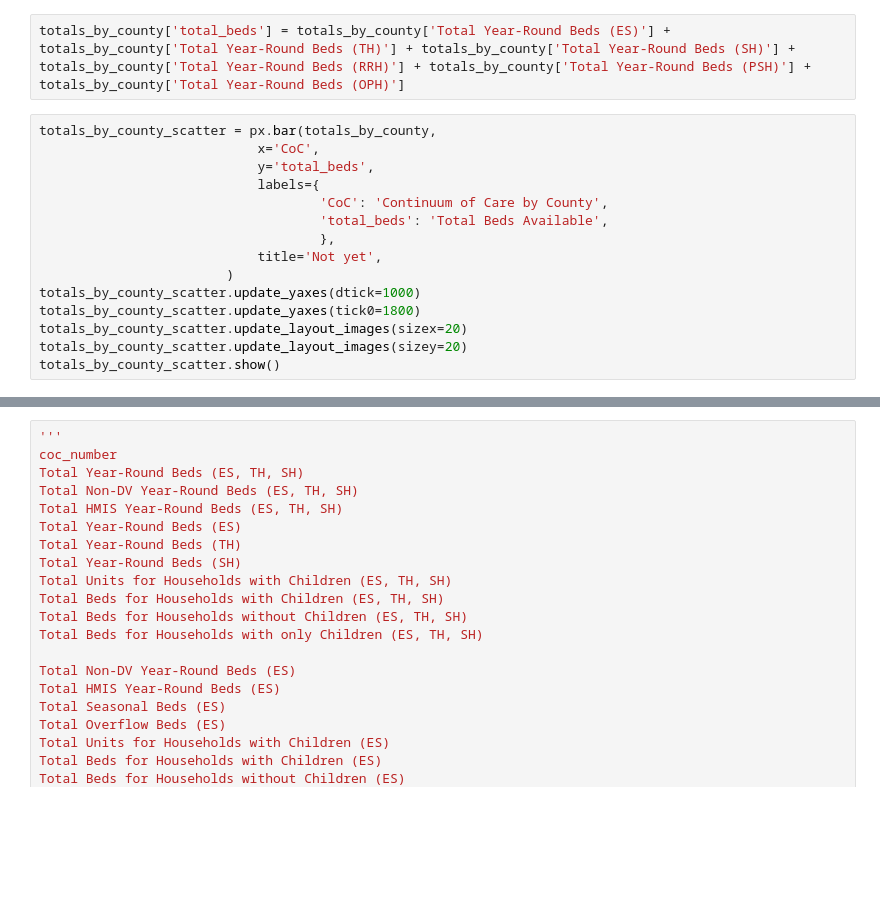
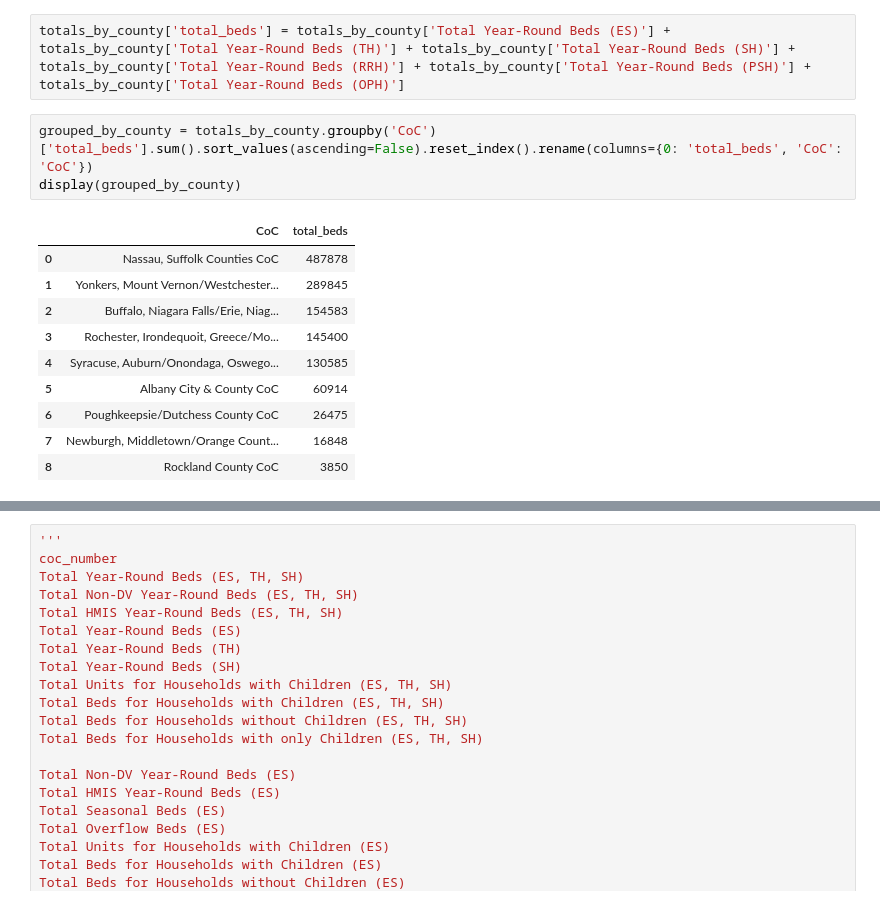
Before and after one commit to LDeYoung17/housing-data-study, a Jupyter notebook: notebooks/EDA_ML.ipynb, the cells around one changed output, grey strips where cells are left out. Cells and saved outputs as stored; diff of their text form; blank space fills up the shorter version.

```diff
--- a/notebooks/EDA_ML.ipynb
+++ b/notebooks/EDA_ML.ipynb
@@ -787,17 +836,16 @@ display(totals_by_county.sample(10))
 # %%
 totals_by_county['total_beds'] = totals_by_county['Total Year-Round Beds (ES)'] + totals_by_county['Total Year-Round Beds (TH)'] + totals_by_county['Total Year-Round Beds (SH)'] + totals_by_county['Total Year-Round Beds (RRH)'] + totals_by_county['Total Year-Round Beds (PSH)'] + totals_by_county['Total Year-Round Beds (OPH)']
-# %%
-totals_by_county_scatter = px.bar(totals_by_county,
-                            x='CoC',
-                            y='total_beds',
-                            labels={
-                                    'CoC': 'Continuum of Care by County',
-                                    'total_beds': 'Total Beds Available',
-                                    },
-                            title='Not yet',
-                        )
-totals_by_county_scatter.update_yaxes(dtick=1000)
-totals_by_county_scatter.update_yaxes(tick0=1800)
-totals_by_county_scatter.update_layout_images(sizex=20)
-totals_by_county_scatter.update_layout_images(sizey=20)
-totals_by_county_scatter.show()
+# %%
+grouped_by_county = totals_by_county.groupby('CoC')['total_beds'].sum().sort_values(ascending=False).reset_index().rename(columns={0: 'total_beds', 'CoC': 'CoC'})
+display(grouped_by_county)
+# %% [output]
+|  | CoC | total_beds |
+| 0 | Nassau, Suffolk Counties CoC | 487878 |
+| 1 | Yonkers, Mount Vernon/Westchester... | 289845 |
+| 2 | Buffalo, Niagara Falls/Erie, Niag... | 154583 |
+| 3 | Rochester, Irondequoit, Greece/Mo... | 145400 |
+| 4 | Syracuse, Auburn/Onondaga, Oswego... | 130585 |
+| 5 | Albany City & County CoC | 60914 |
+| 6 | Poughkeepsie/Dutchess County CoC | 26475 |
+| 7 | Newburgh, Middletown/Orange Count... | 16848 |
+| 8 | Rockland County CoC | 3850 |
```
Also changed, not shown: parts of 17 cells of this notebook, 2 other files.
